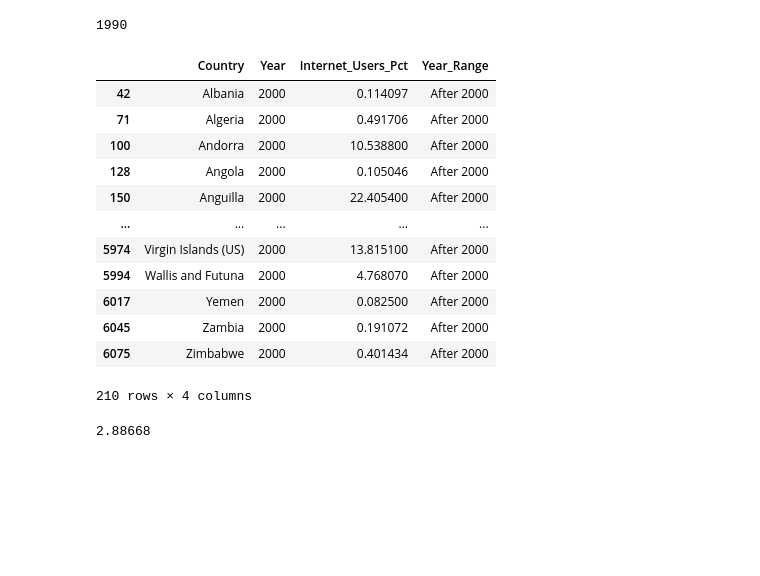
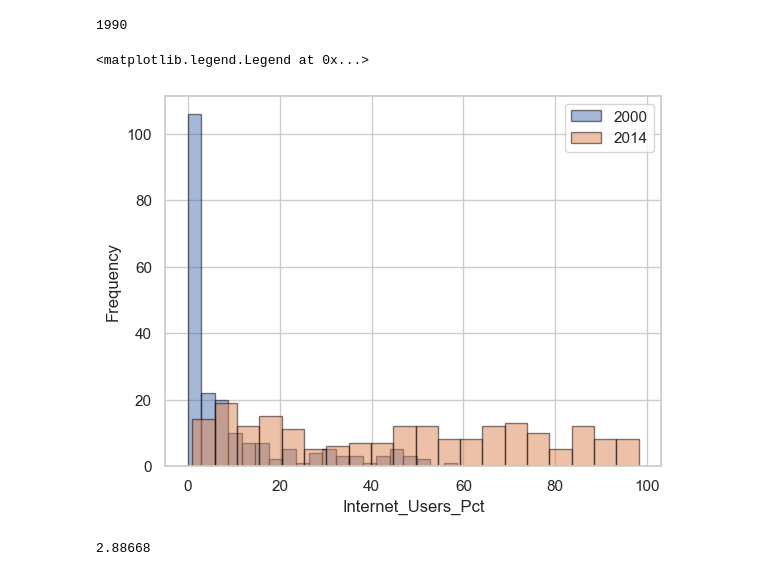
Before and after one commit to NSS-Data-Analytics-Cohort-13/un-exploration-mikeriello, a Jupyter notebook: notebooks/UN_project.ipynb, the cells around one changed output. Saved outputs shown, nothing was run; the diff lists cells and outputs as text; code cells hidden in the pictures; blank space fills up the shorter version.

```diff
--- a/notebooks/UN_project.ipynb
+++ b/notebooks/UN_project.ipynb
@@ -834,21 +848,18 @@ internet_df.loc[internet_df['Internet_Users_Pct'] > 0, 'Year'].min()
 # %%
 # 18) How does the distribution of internet users percent different for 2000 and 2014
 # %%
-internet_df[internet_df['Year'] == 2000]
+internet_2000 = internet_df[internet_df['Year'] == 2000]
-# %% [output]
-|  | Country | Year | Internet_Users_Pct | Year_Range |
-| 42 | Albania | 2000 | 0.114097 | After 2000 |
-| 71 | Algeria | 2000 | 0.491706 | After 2000 |
-| 100 | Andorra | 2000 | 10.538800 | After 2000 |
-| 128 | Angola | 2000 | 0.105046 | After 2000 |
-| 150 | Anguilla | 2000 | 22.405400 | After 2000 |
-| ... | ... | ... | ... | ... |
-| 5974 | Virgin Islands (US) | 2000 | 13.815100 | After 2000 |
-| 5994 | Wallis and Futuna | 2000 | 4.768070 | After 2000 |
-| 6017 | Yemen | 2000 | 0.082500 | After 2000 |
-| 6045 | Zambia | 2000 | 0.191072 | After 2000 |
-| 6075 | Zimbabwe | 2000 | 0.401434 | After 2000 |
-210 rows × 4 columns
+# %%
+internet_2014 = internet_df[internet_df['Year'] == 2014]
+# %%
+plt.hist(internet_2000['Internet_Users_Pct'], bins=20, alpha=0.5, label='2000', edgecolor='black')
+plt.hist(internet_2014['Internet_Users_Pct'], bins=20, alpha=0.5, label='2014', edgecolor='black')
+plt.xlabel('Internet_Users_Pct')
+plt.ylabel('Frequency')
+plt.legend()
+# %% [output]
+<matplotlib.legend.Legend at 0x...>
+[figure, added]
 # %%
 internet_df[internet_df['Year'] == 2000]['Internet_Users_Pct'].median()
 # %% [output]
```
Also changed, not shown: parts of 29 cells of this notebook.
